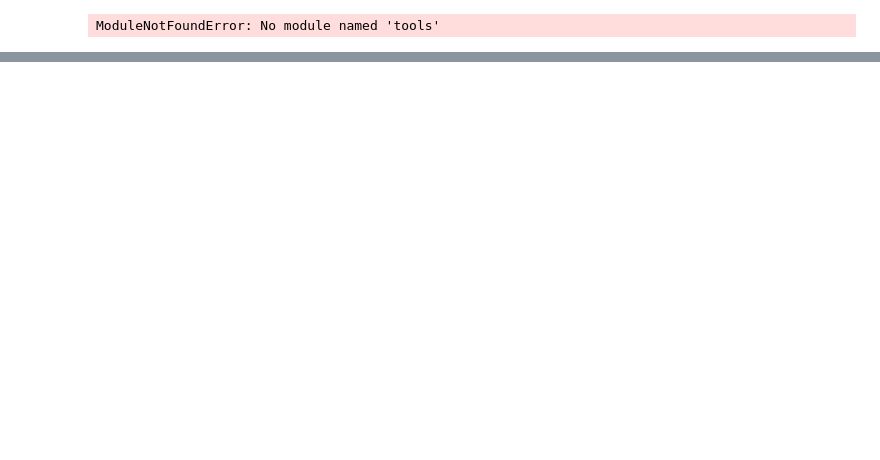
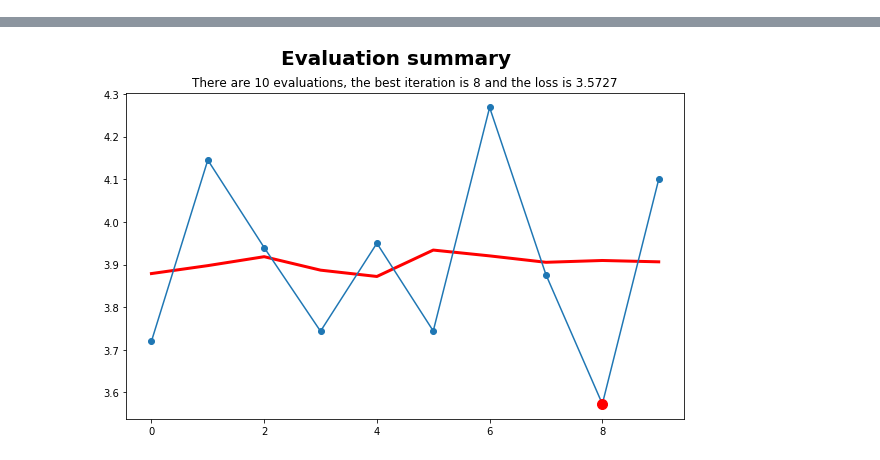
Before and after one commit to benayas1/benatools, a Jupyter notebook: Demo_GBM.ipynb, the cells around one changed output, grey strips where cells are left out. Cells and saved outputs as stored; diff of their text form; code cells hidden in the pictures; blank space fills up the shorter version.

```diff
--- a/Demo_GBM.ipynb
+++ b/Demo_GBM.ipynb
@@ -33,5 +31,0 @@ X, y = df.iloc[:,-1:], df['TARGET']
-# %%
-from .tools import MultiStratifiedKFold
-cv = MultiStratifiedKFold(n_splits=5, df=df, features=['RAD','CHAS'])
-# %% [output]
-ModuleNotFoundError: No module named 'tools'
@@ -46,0 +32,9 @@ from gbm.bundle import GBMFitter
+# %%
+# Train/Test split
+train, test = train_test_split(df)
+train = train.reset_index(drop=True)
+X_train, y_train = train.iloc[:,:-1], train['TARGET']
+X_test, y_test = test.iloc[:,:-1], test['TARGET']
+# %%
+cb_params = [opt_catboost(X_train, y_train, verbose=2, n_trials=10, max_rounds=500, figsize=(10,6))]
+# %% [output]
@@ -46,0 +51 @@ from gbm.bundle import GBMFitter
+[figure, added]
```
Also changed, not shown: parts of 11 cells of this notebook.
